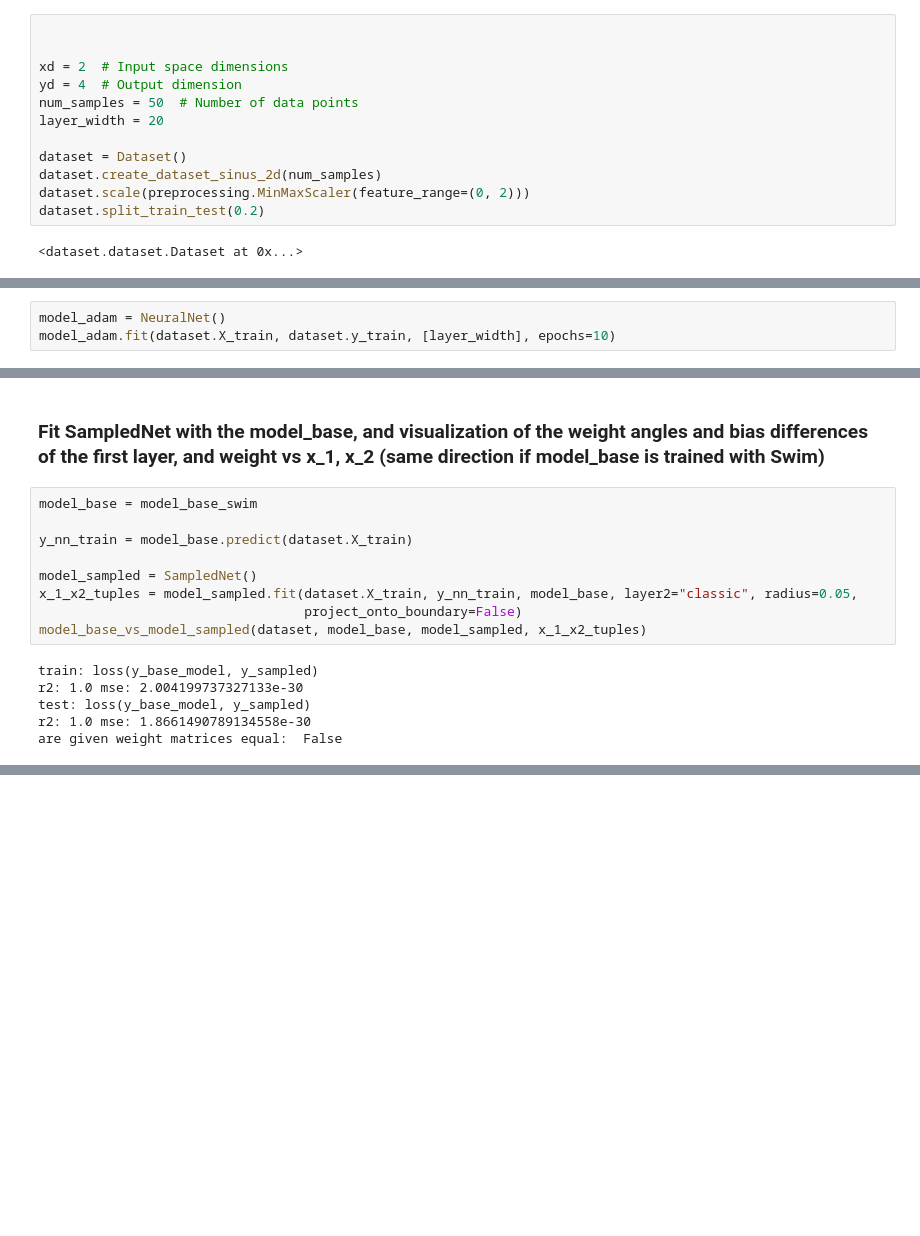
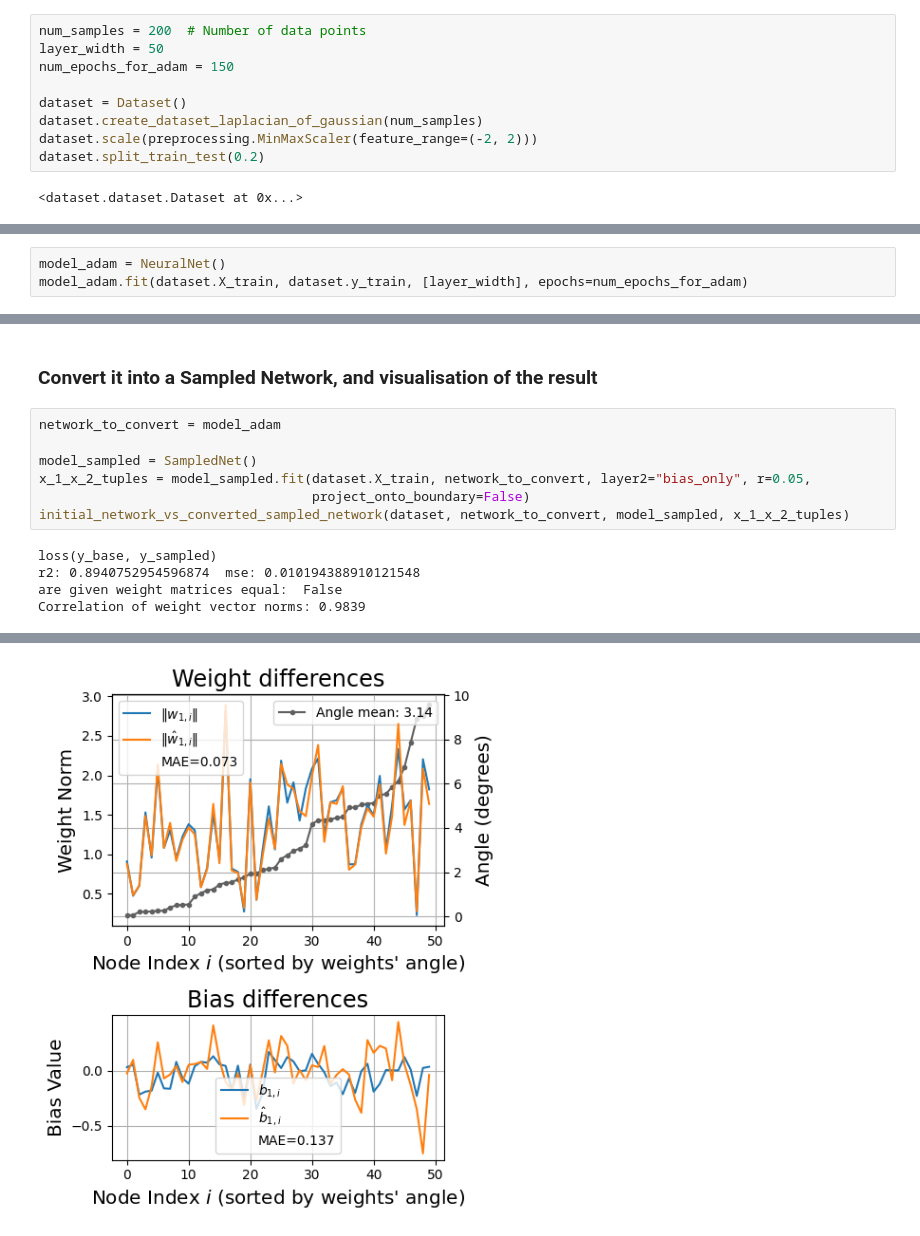
Before and after one commit to DhiaBou/sampled-networks, a Jupyter notebook: notebooks/2D_visualisation.ipynb, the cells around one changed output, grey strips where cells are left out. Drawn from its saved outputs; the diff is of its cells as text; blank space fills up the shorter version.

```diff
--- a/notebooks/2D_visualisation.ipynb
+++ b/notebooks/2D_visualisation.ipynb
@@ -14,14 +13,11 @@ from view.visualizer import plot_weight_biases_differences, model_base_vs_model_
 # %%
-
-
-xd = 2  # Input space dimensions
-yd = 4  # Output dimension
-num_samples = 50  # Number of data points
-layer_width = 20
+num_samples = 200  # Number of data points
+layer_width = 50
+num_epochs_for_adam = 150
 
 dataset = Dataset()
-dataset.create_dataset_sinus_2d(num_samples)
-dataset.scale(preprocessing.MinMaxScaler(feature_range=(0, 2)))
+dataset.create_dataset_laplacian_of_gaussian(num_samples)
+dataset.scale(preprocessing.MinMaxScaler(feature_range=(-2, 2)))
 dataset.split_train_test(0.2)
 # %% [output]
 <dataset.dataset.Dataset at 0x...>
@@ -67,3 +26,3 @@ Predictions from 'model_base' and 'model_swim' are equal: True
 # %%
 model_adam = NeuralNet()
-model_adam.fit(dataset.X_train, dataset.y_train, [layer_width], epochs=10)
+model_adam.fit(dataset.X_train, dataset.y_train, [layer_width], epochs=num_epochs_for_adam)
@@ -70,17 +47,14 @@ model_adam.fit(dataset.X_train, dataset.y_train, [layer_width], epochs=10)
-# %% [markdown]
-### Fit SampledNet with the model_base, and visualization of the weight angles and bias differences of the first layer, and weight vs x_1, x_2 (same direction if model_base is trained with Swim)
+# %% [markdown]
+### Convert it into a Sampled Network, and visualisation of the result
 # %%
-model_base = model_base_swim
-
-y_nn_train = model_base.predict(dataset.X_train)
+network_to_convert = model_adam
 
 model_sampled = SampledNet()
-x_1_x2_tuples = model_sampled.fit(dataset.X_train, y_nn_train, model_base, layer2="classic", radius=0.05,
-                                  project_onto_boundary=False)
-model_base_vs_model_sampled(dataset, model_base, model_sampled, x_1_x2_tuples)
+x_1_x_2_tuples = model_sampled.fit(dataset.X_train, network_to_convert, layer2="bias_only", r=0.05,
+                                   project_onto_boundary=False)
+initial_network_vs_converted_sampled_network(dataset, network_to_convert, model_sampled, x_1_x_2_tuples)
 # %% [output]
-train: loss(y_base_model, y_sampled)
-r2: 1.0 mse: 2.004199737327133e-30
-test: loss(y_base_model, y_sampled)
-r2: 1.0 mse: 1.8661490789134558e-30
+loss(y_base, y_sampled)
+r2: 0.8940752954596874  mse: 0.010194388910121548
 are given weight matrices equal:  False
+Correlation of weight vector norms: 0.9839
@@ -91,0 +61 @@ are given weight matrices equal:  False
+[figure, added]
```
Also changed, not shown: parts of 10 cells of this notebook, 19 other files.
